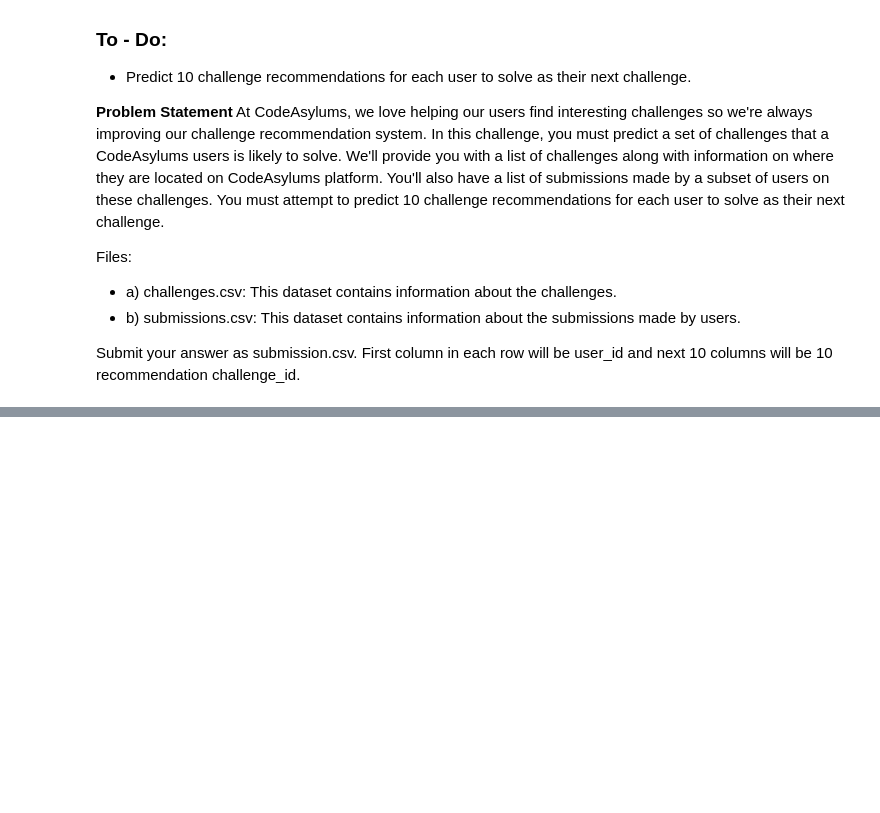
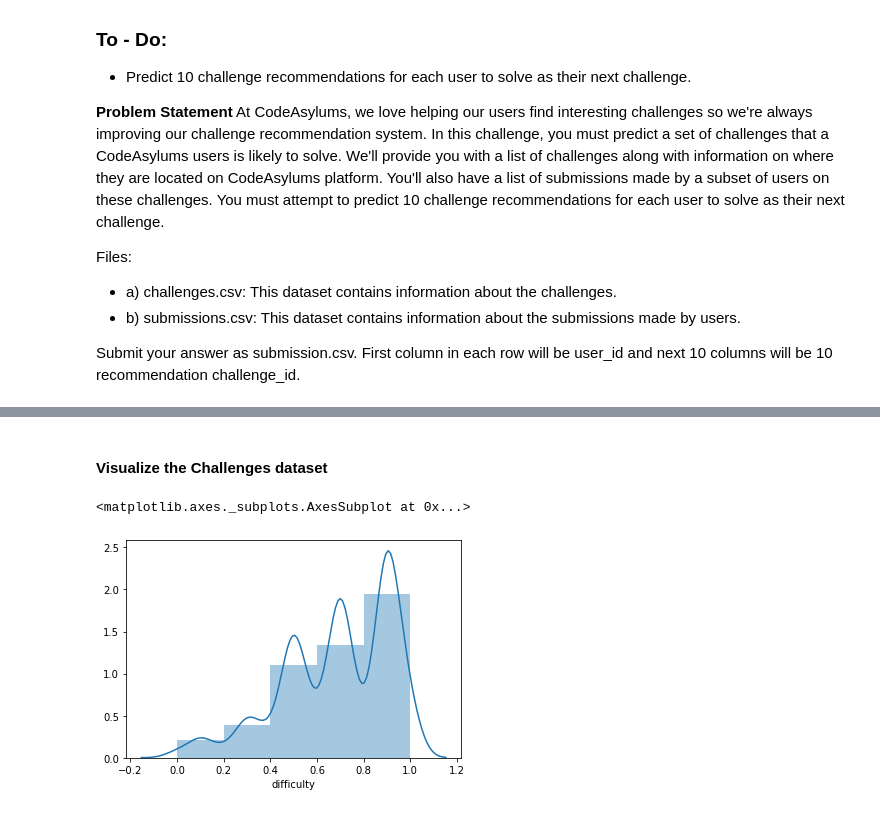
Before and after one commit to loganrane/MachineLearning101, a Jupyter notebook: Projects/RecommendationSystemofChallenges.ipynb, the cells around one changed output, grey strips where cells are left out. Drawn from its saved outputs; the diff is of its cells as text; code cells hidden in the pictures; blank space fills up the shorter version.

Commit message:
step 2: Summarize data

```diff
--- a/Projects/RecommendationSystemofChallenges.ipynb
+++ b/Projects/RecommendationSystemofChallenges.ipynb
@@ -19,7 +19,7 @@ import matplotlib.pyplot as plt
 import seaborn as sns
 # %%
 # Loading the dataset
-challenge = pd.read_csv('./data/challenge3/challenges.csv')
+challenges = pd.read_csv('./data/challenge3/challenges.csv')
 submissions = pd.read_csv('./data/challenge3/submissions.csv')
 # %% [markdown]
 ## Summarize the data
@@ -51,0 +103,8 @@ submissions.head()
+# %% [markdown]
+#### Visualize the Challenges dataset
+# %%
+# Histogram of Difficulty Level of challenges
+sns.distplot(challenges.difficulty, bins = 5)
+# %% [output]
+<matplotlib.axes._subplots.AxesSubplot at 0x...>
+[figure, added]
```
Also changed, not shown: parts of 15 cells of this notebook, 2 other files.
